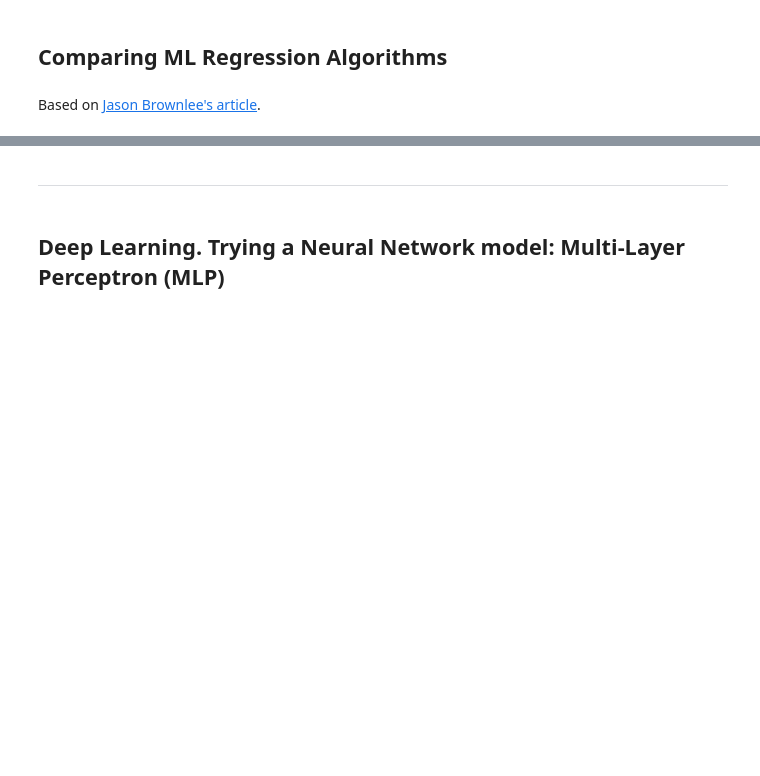
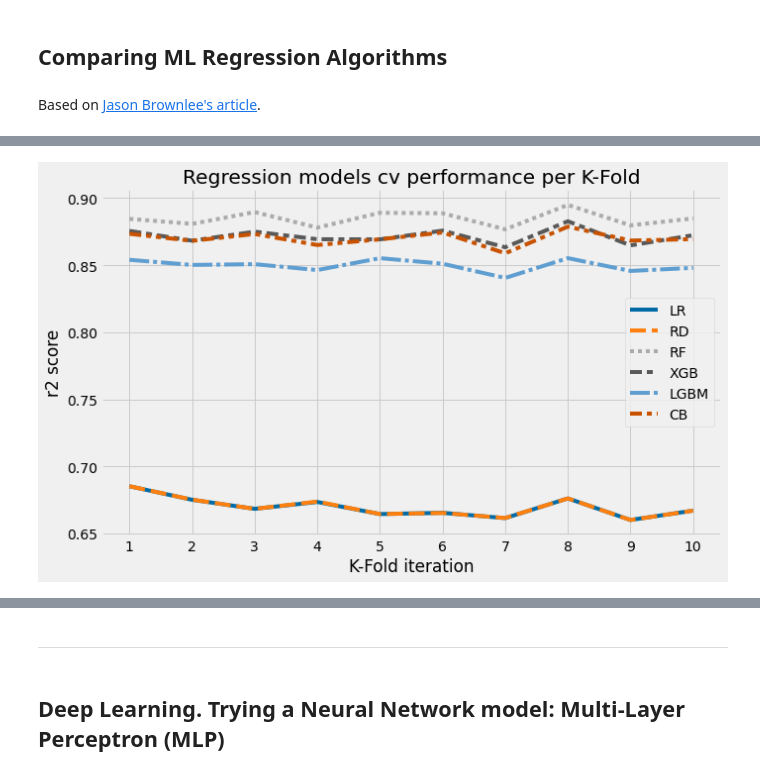
Before and after one commit to caresppen/UsedCarsAppraiser, a Jupyter notebook: notebooks/08_Prices_Regression_1.ipynb, the cells around one changed output, grey strips where cells are left out. Cells and saved outputs as stored; diff of their text form; code cells hidden in the pictures; blank space fills up the shorter version.

```diff
--- a/notebooks/08_Prices_Regression_1.ipynb
+++ b/notebooks/08_Prices_Regression_1.ipynb
@@ -244,0 +248,8 @@ Since the performance of the `SVR` ($R^2 = 0.1427$) was really poor, it will be
+# %%
+from time import time
+
+# example
+start_time = time()
+exec_time = time() - start_time
+
+print(exec_time)
@@ -283,0 +329,16 @@ However, `Boosting` algorithms will be also considered as potential candidates.
+# %%
+# Creating a DataFrame to see the performance of each model:
+df_models = pd.DataFrame({'model': names,
+                          'mean_r2_score': means,
+                          'std_r2_score': stds,
+                          'exec_time_sec': times})
+
+# Rounding decimals
+df_models = df_models.round({'mean_r2_score': 4,
+                             'std_r2_score': 4,
+                             'exec_time_sec': 4})
+
+# Creating a time_score_ratio
+df_models['time_score_ratio'] = df_models['mean_r2_score'] / df_models['exec_time_sec']
+
+df_models
@@ -283,0 +355,17 @@ However, `Boosting` algorithms will be also considered as potential candidates.
+# %%
+plt.style.use('tableau-colorblind10')
+
+plt.figure(figsize=(10, 6))
+
+sns.lineplot(data=results, dashes=True)
+
+plt.title('Regression models cv performance per K-Fold')
+plt.xticks(list(range(0, 10)), list(range(1, 11)))
+plt.xlabel('K-Fold iteration')
+plt.ylabel('r2 score')
+
+plt.legend(df_models.model.to_list())
+
+plt.show()
+# %% [output]
+[figure, added]
```
Also changed, not shown: parts of 14 cells of this notebook, 4 other files.
